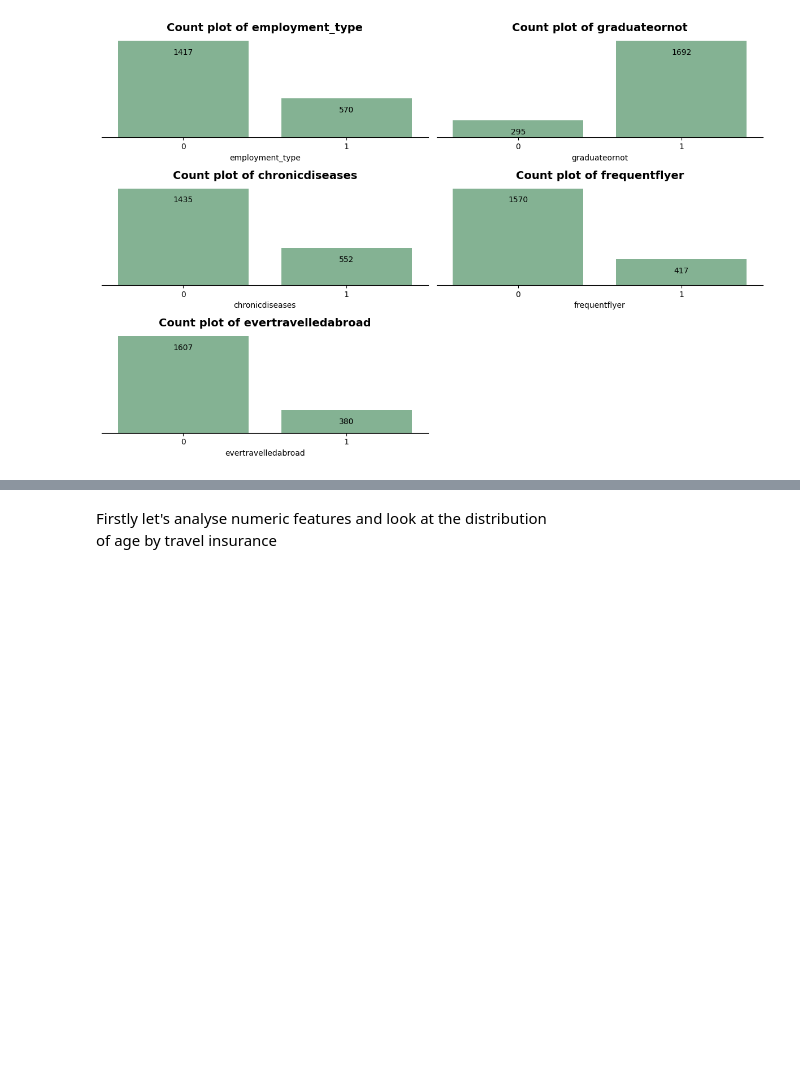
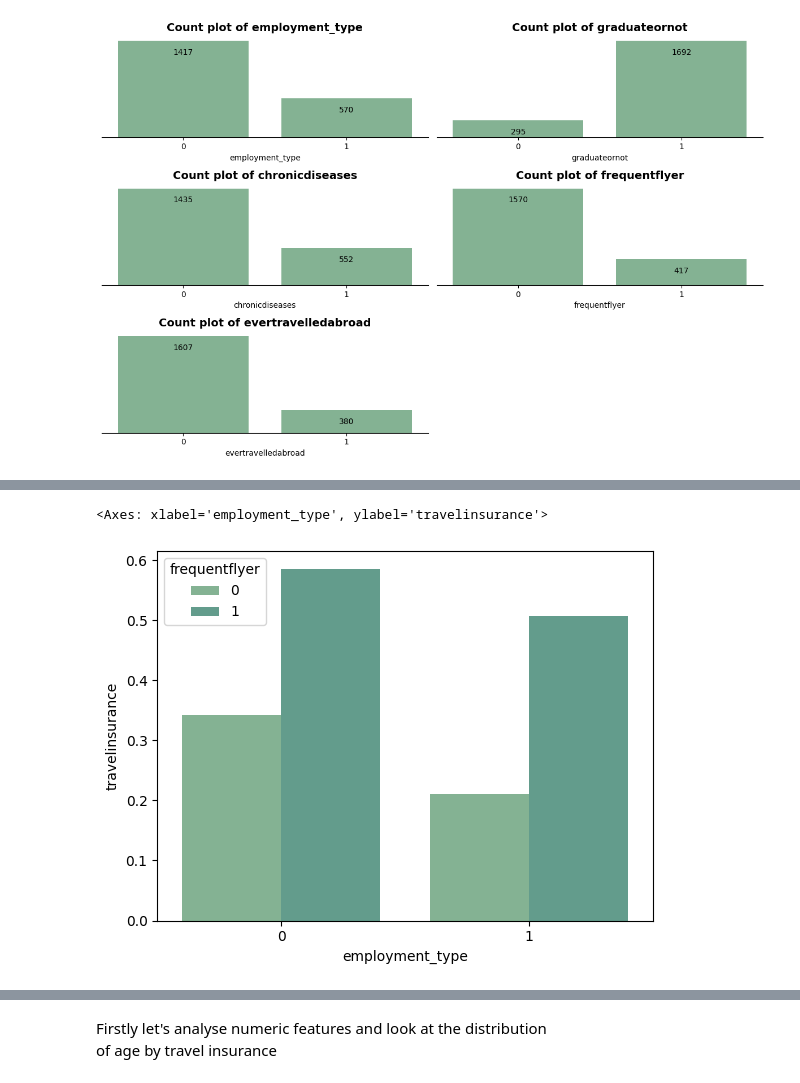
Before and after one commit to ShariYo/Modul3_Sprint1, a Jupyter notebook: project/main.ipynb, the cells around one changed output, grey strips where cells are left out. Drawn from its saved outputs; the diff is of its cells as text; code cells hidden in the pictures; blank space fills up the shorter version.

```diff
--- a/project/main.ipynb
+++ b/project/main.ipynb
@@ -213,3 +251,8 @@ plt.show()
+# %%
+sns.barplot(data=travel_cate, x="employment_type", y="travelinsurance", hue="frequentflyer", errorbar=None)
+# %% [output]
+<Axes: xlabel='employment_type', ylabel='travelinsurance'>
+[figure, added]
 # %%
 oversampler = RandomOverSampler(sampling_strategy="auto", random_state=42)
 X = travel_cate[["employment_type", "graduateornot", "chronicdiseases"]]
```
Also changed, not shown: parts of 10 cells of this notebook.
